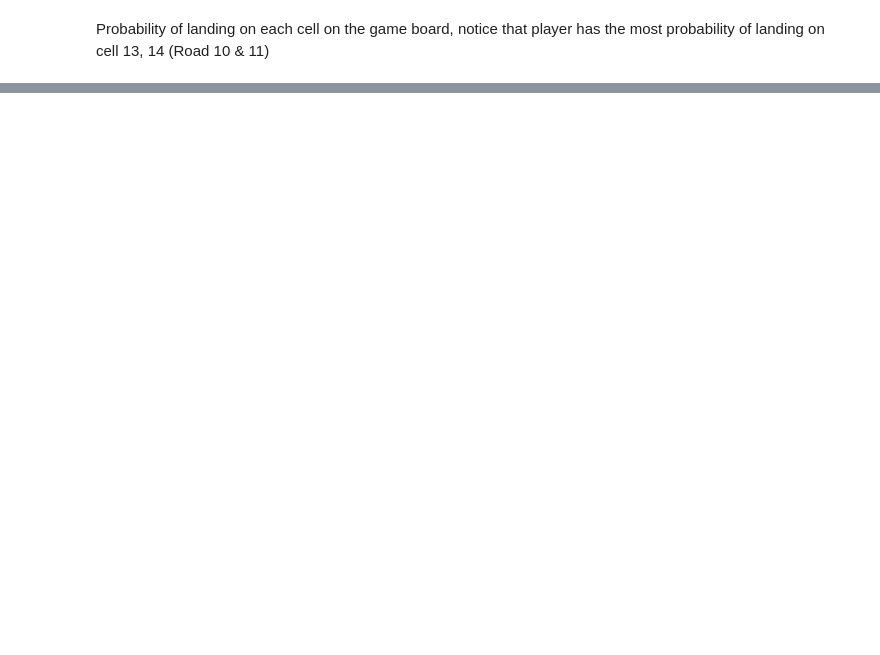
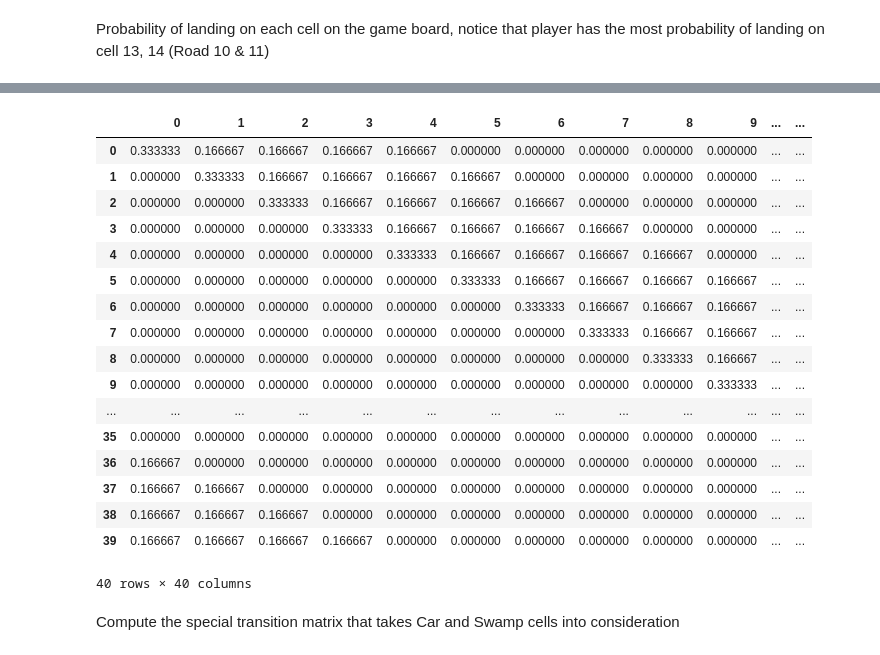
Before and after one commit to xuzhe0205/IOB_markovchain, a Jupyter notebook: IOBmarkovchain.ipynb, the cells around one changed output, grey strips where cells are left out. Drawn from its saved outputs; the diff is of its cells as text; code cells hidden in the pictures; blank space fills up the shorter version.

Commit message:
Obtained transition matrix and eigenvectors

```diff
--- a/IOBmarkovchain.ipynb
+++ b/IOBmarkovchain.ipynb
@@ -157,0 +160,10 @@ plt.plot(v)
+# %%
+regular = np.zeros((40,40))
+# %%
+dieroll_distance = np.zeros(40)
+# %%
+rolls = [2, 1, 1, 1, 1]
+for index, r in enumerate(rolls):
+    dieroll_distance[index] = r
+dieroll_distance /= 6
+print(dieroll_distance)
@@ -157,0 +178,25 @@ plt.plot(v)
+# %%
+for row in range(40):
+    regular[row] = np.roll(dieroll_distance, row)
+pd.DataFrame(regular)
+# %% [output]
+|  | 0 | 1 | 2 | 3 | 4 | 5 | 6 | 7 | 8 | 9 | ... | ... |
+| 0 | 0.333333 | 0.166667 | 0.166667 | 0.166667 | 0.166667 | 0.000000 | 0.000000 | 0.000000 | 0.000000 | 0.000000 | ... | ... |
+| 1 | 0.000000 | 0.333333 | 0.166667 | 0.166667 | 0.166667 | 0.166667 | 0.000000 | 0.000000 | 0.000000 | 0.000000 | ... | ... |
+| 2 | 0.000000 | 0.000000 | 0.333333 | 0.166667 | 0.166667 | 0.166667 | 0.166667 | 0.000000 | 0.000000 | 0.000000 | ... | ... |
+| 3 | 0.000000 | 0.000000 | 0.000000 | 0.333333 | 0.166667 | 0.166667 | 0.166667 | 0.166667 | 0.000000 | 0.000000 | ... | ... |
+| 4 | 0.000000 | 0.000000 | 0.000000 | 0.000000 | 0.333333 | 0.166667 | 0.166667 | 0.166667 | 0.166667 | 0.000000 | ... | ... |
+| 5 | 0.000000 | 0.000000 | 0.000000 | 0.000000 | 0.000000 | 0.333333 | 0.166667 | 0.166667 | 0.166667 | 0.166667 | ... | ... |
+| 6 | 0.000000 | 0.000000 | 0.000000 | 0.000000 | 0.000000 | 0.000000 | 0.333333 | 0.166667 | 0.166667 | 0.166667 | ... | ... |
+| 7 | 0.000000 | 0.000000 | 0.000000 | 0.000000 | 0.000000 | 0.000000 | 0.000000 | 0.333333 | 0.166667 | 0.166667 | ... | ... |
+| 8 | 0.000000 | 0.000000 | 0.000000 | 0.000000 | 0.000000 | 0.000000 | 0.000000 | 0.000000 | 0.333333 | 0.166667 | ... | ... |
+| 9 | 0.000000 | 0.000000 | 0.000000 | 0.000000 | 0.000000 | 0.000000 | 0.000000 | 0.000000 | 0.000000 | 0.333333 | ... | ... |
+| ... | ... | ... | ... | ... | ... | ... | ... | ... | ... | ... | ... | ... |
+| 35 | 0.000000 | 0.000000 | 0.000000 | 0.000000 | 0.000000 | 0.000000 | 0.000000 | 0.000000 | 0.000000 | 0.000000 | ... | ... |
+| 36 | 0.166667 | 0.000000 | 0.000000 | 0.000000 | 0.000000 | 0.000000 | 0.000000 | 0.000000 | 0.000000 | 0.000000 | ... | ... |
+| 37 | 0.166667 | 0.166667 | 0.000000 | 0.000000 | 0.000000 | 0.000000 | 0.000000 | 0.000000 | 0.000000 | 0.000000 | ... | ... |
+| 38 | 0.166667 | 0.166667 | 0.166667 | 0.000000 | 0.000000 | 0.000000 | 0.000000 | 0.000000 | 0.000000 | 0.000000 | ... | ... |
+| 39 | 0.166667 | 0.166667 | 0.166667 | 0.166667 | 0.000000 | 0.000000 | 0.000000 | 0.000000 | 0.000000 | 0.000000 | ... | ... |
+40 rows × 40 columns
+# %% [markdown]
+Compute the special transition matrix that takes Car and Swamp cells into consideration
```
Also changed, not shown: parts of 18 cells of this notebook, 1 other file.
